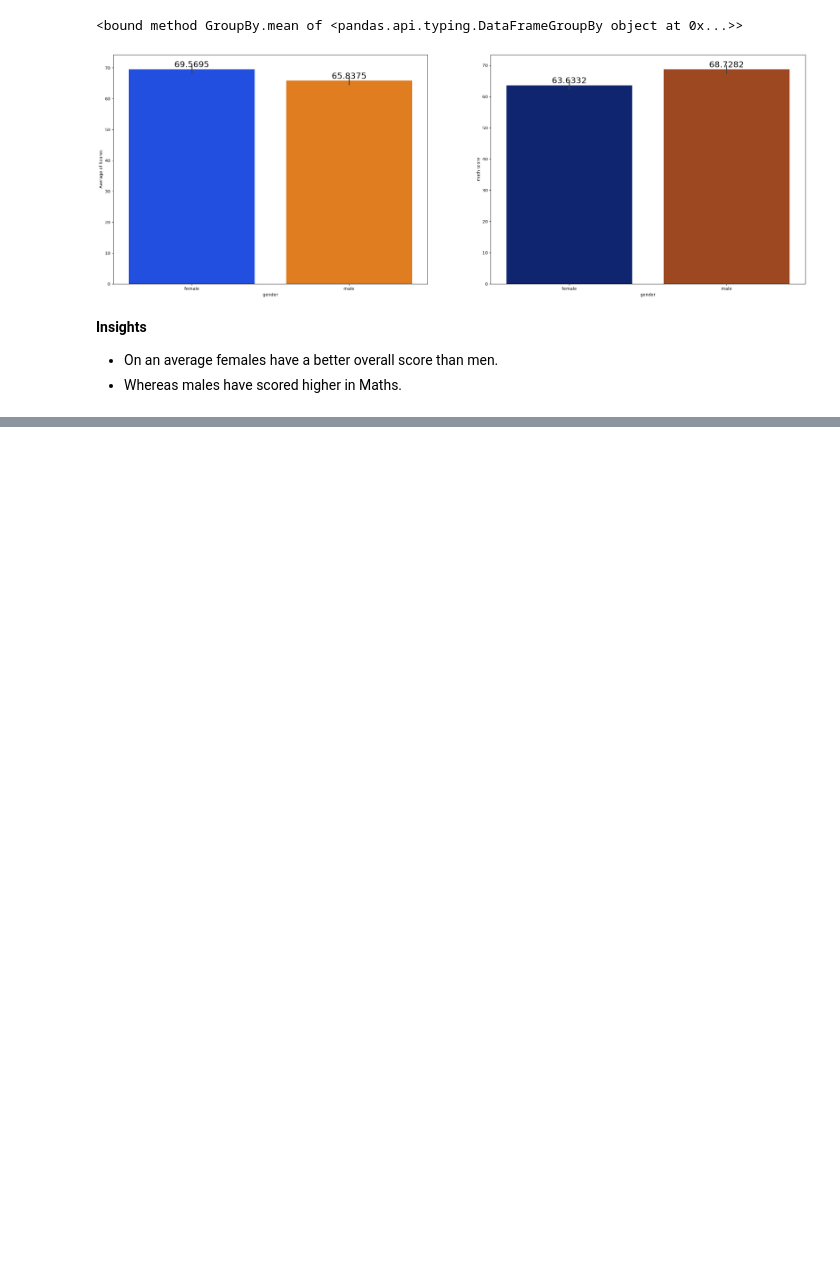
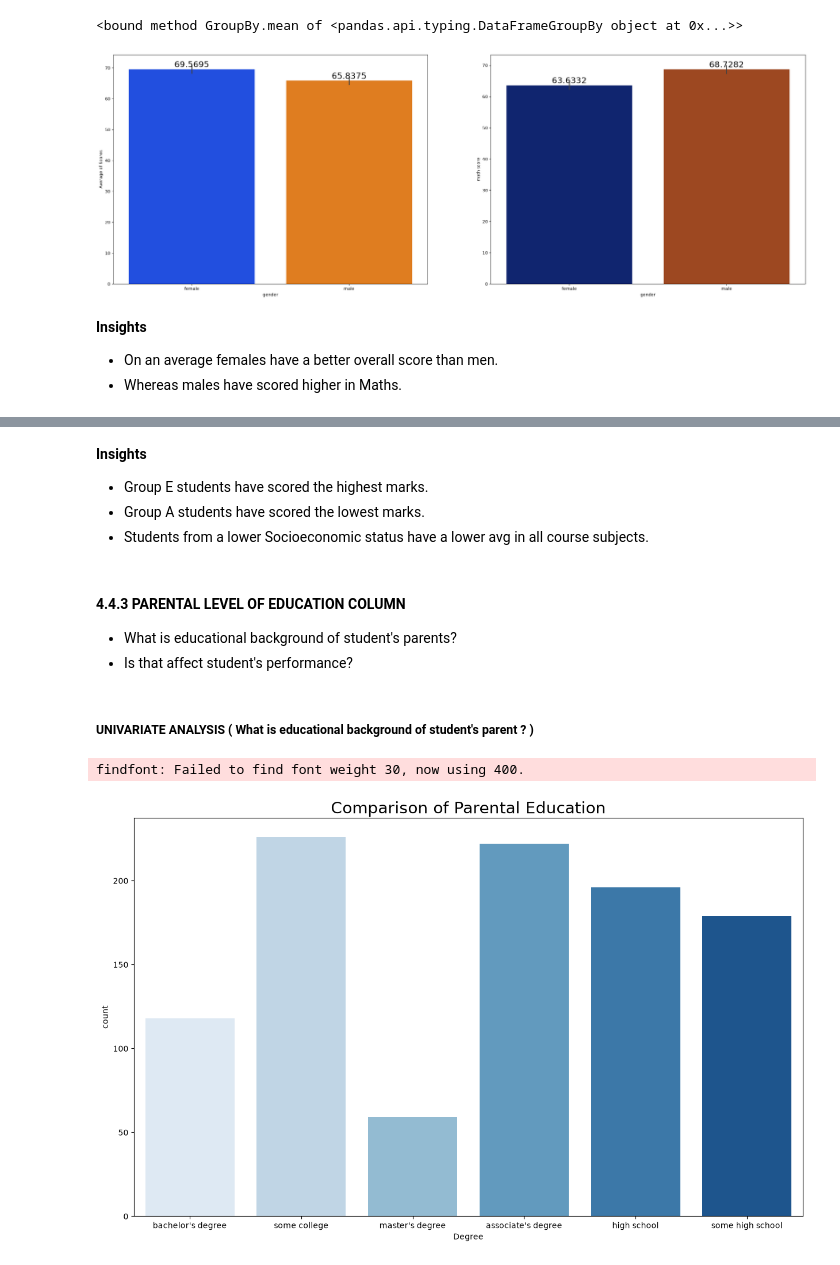
Before and after one commit to Adrinaesf/Generic-ML-Project, a Jupyter notebook: notebooks/1. EDA STUDENT PERFORMANCE.ipynb, the cells around one changed output, grey strips where cells are left out. Drawn from its saved outputs; the diff is of its cells as text; code cells hidden in the pictures; blank space fills up the shorter version.

```diff
--- a/notebooks/1. EDA STUDENT PERFORMANCE.ipynb
+++ b/notebooks/1. EDA STUDENT PERFORMANCE.ipynb
@@ -663,0 +769,27 @@ for container in axes[1].containers:
+# %% [markdown]
+**Insights**
+* Group E students have scored the highest marks.
+* Group A students have scored the lowest marks.
+* Students from a lower Socioeconomic status have a lower avg in all course subjects.
+# %% [markdown]
+#### 4.4.3 PARENTAL LEVEL OF EDUCATION COLUMN
+* What is educational background of student's parents?
+* Is that affect student's performance?
+# %% [markdown]
+##### UNIVARIATE ANALYSIS ( What is educational background of student's parent ? )
+# %%
+plt.figure(figsize=(15,9))
+
+sns.countplot(
+    data = df,
+    x = df["parental level of education"],
+    palette = "Blues"
+)
+
+plt.title('Comparison of Parental Education', fontweight = 30, fontsize = 20)
+plt.xlabel('Degree')
+plt.ylabel('count')
+plt.show()
+# %% [output]
+findfont: Failed to find font weight 30, now using 400.
+[figure, added]
```
Also changed, not shown: parts of 14 cells of this notebook.
